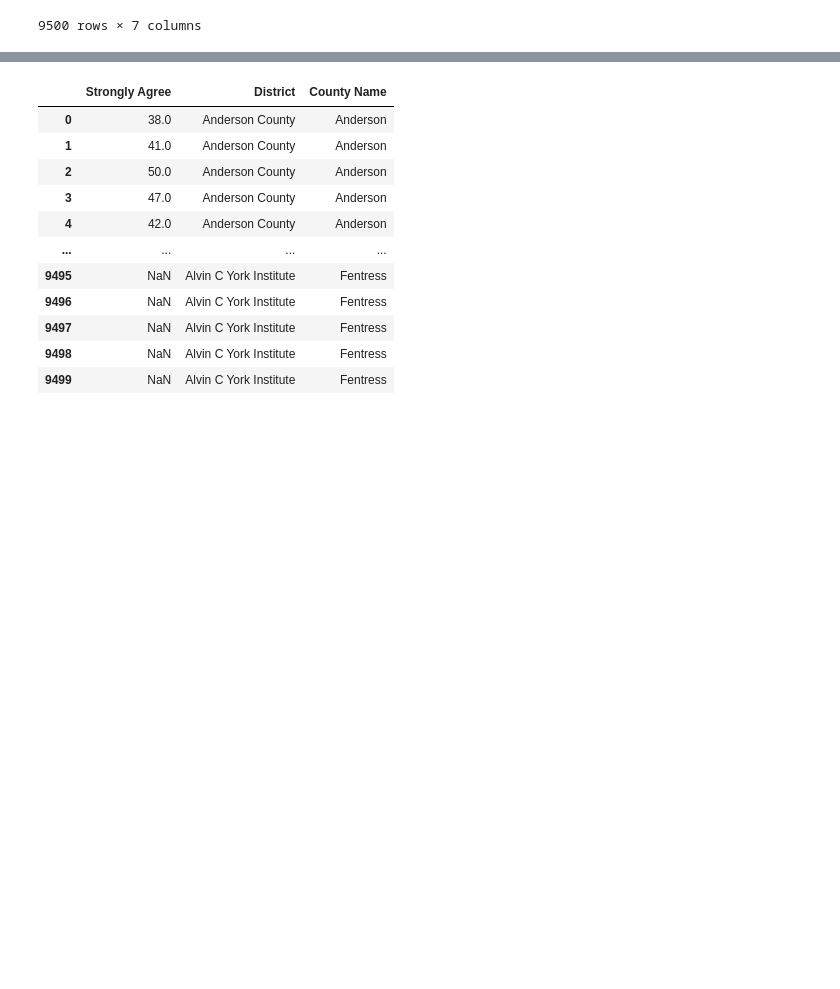
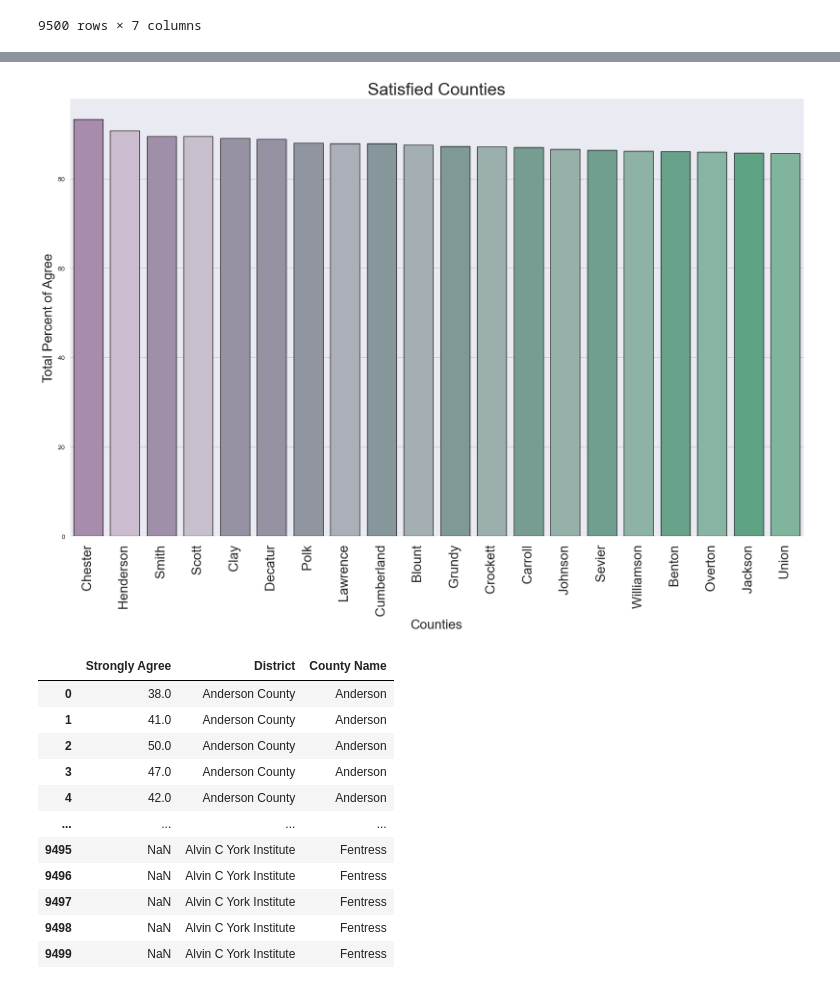
Before and after one commit to JenHall82/jen_capstone, a Jupyter notebook: notebooks/jen_capstone.ipynb, the cells around one changed output, grey strips where cells are left out. Drawn from its saved outputs; the diff is of its cells as text; code cells hidden in the pictures; blank space fills up the shorter version.

```diff
--- a/notebooks/jen_capstone.ipynb
+++ b/notebooks/jen_capstone.ipynb
@@ -91,3 +91,9 @@ See the caveats in the documentation: https://pandas.pydata.org/pandas-docs/stab
 9500 rows × 7 columns
 # %%
 teacher_core_stats.to_csv('../data/teacher_core_stats.csv')
+# %%
+avg_all_agree = teacher_core_stats[['County Name', 'Agree', 'Strongly Agree']].groupby('County Name').mean()
+# %%
+avg_all_agree['total_agree'] = (avg_all_agree['Agree']+avg_all_agree['Strongly Agree']).round(2)
+top_all_agree = avg_all_agree.sort_values('total_agree', ascending = False).head(20).reset_index()
+top_all_agree
@@ -94,3 +118,24 @@ teacher_core_stats.to_csv('../data/teacher_core_stats.csv')
+# %%
+colors = ['#AB86B2', '#CEB9D2', '#A18BAD', '#C9BCD0', '#958EA6', '#958EA6', '#8D94A2', '#A9AEB9', '#83999E', '#A0B1B4',
+          '#7B9D9A', '#98B3B0', '#71A295', '#90B6AC', '#68A691', '#88B9A8', '#5FAB8B', '#81BCA4', '#54AD85', '#77BD9E']
+
+customPalette = sns.set_palette(sns.color_palette(colors))
+
+plt.figure(figsize = (20, 12))
+sns.set_style("darkgrid", {"grid.color":".5", "grid.linestyle": ":"})
+sns.barplot(x = 'County Name',
+            y = 'total_agree',
+            data = top_all_agree,
+            palette = customPalette,
+            edgecolor = '.1')
+plt.xlabel('Counties', fontsize=20)
+plt.ylabel('Total Percent of Agree', fontsize=20)
+
+plt.title('Satisfied Counties', fontsize=26)
+plt.xticks(rotation=90, fontsize=20)
+plt.savefig('../data/sat_counties_original.png', bbox_inches="tight");
+# %% [output]
+[figure, added]
 # %%
 avg_str_agree = teacher_core_stats[['Strongly Agree', 'District', 'County Name']]
 avg_str_agree
```
Also changed, not shown: parts of 11 cells of this notebook.
